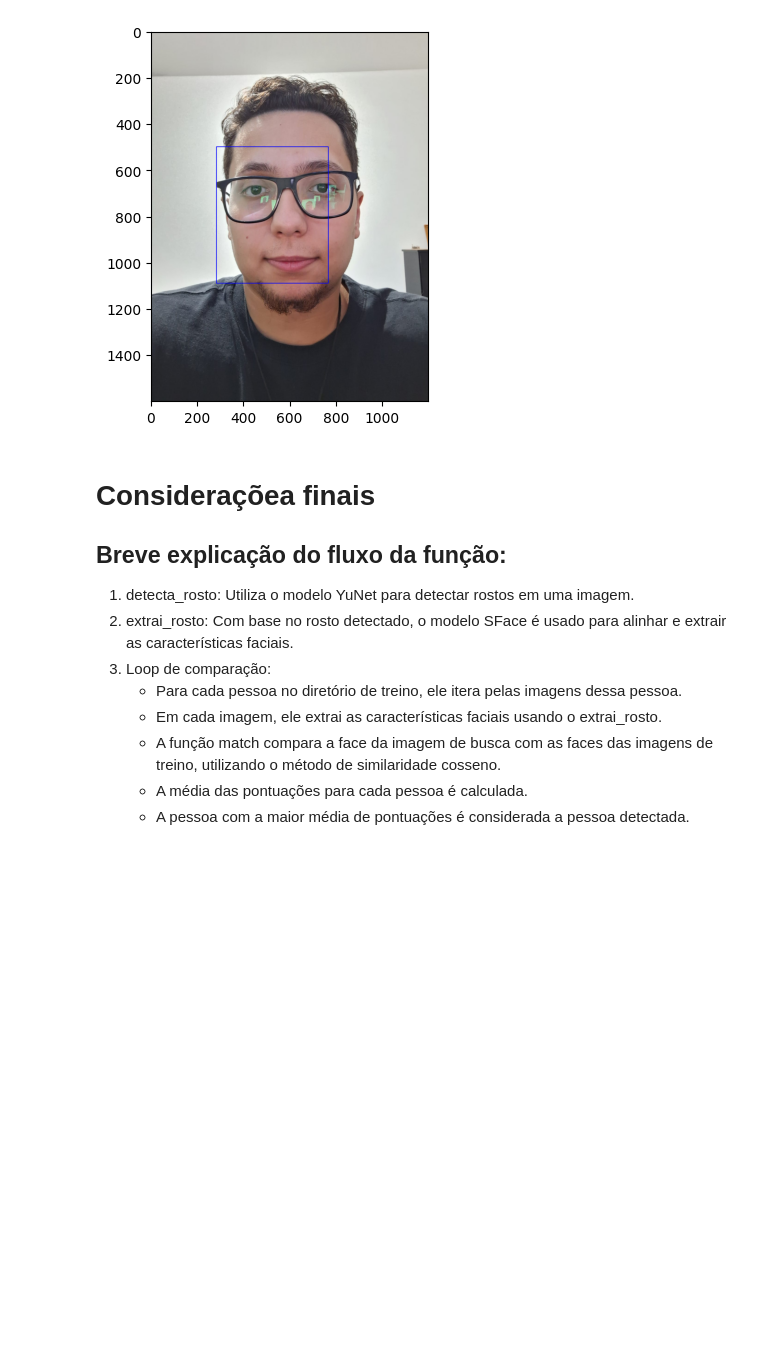
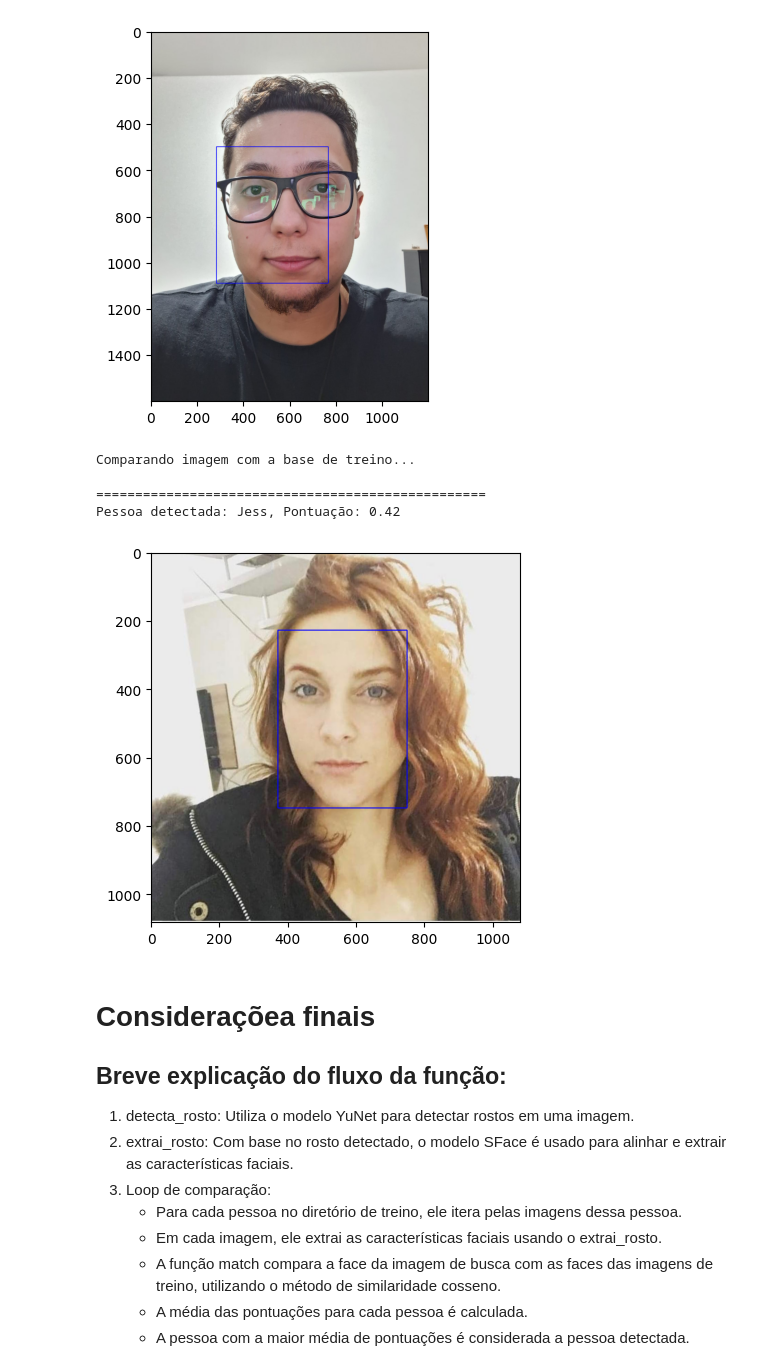
Before and after one commit to Gbrlmoraes/fiap_pbls_2024_2, a Jupyter notebook: PBL_fase_6/notebooks/reconhecimento_de_rostos.ipynb, the cells around one changed output. Saved outputs shown, nothing was run; the diff lists cells and outputs as text; code cells hidden in the pictures; blank space fills up the shorter version.

```diff
--- a/PBL_fase_6/notebooks/reconhecimento_de_rostos.ipynb
+++ b/PBL_fase_6/notebooks/reconhecimento_de_rostos.ipynb
@@ -157,6 +157,13 @@ Comparando imagem com a base de treino...
 ==================================================
 Pessoa detectada: Yan, Pontuação: 0.76
 [figure]
+# %%
+classifica_rosto(os.path.join(diretorio_teste, "jess_teste.jpeg"))
+# %% [output]
+Comparando imagem com a base de treino...
+==================================================
+Pessoa detectada: Jess, Pontuação: 0.42
+[figure, added]
 # %% [markdown]
 # Consideraçõea finais
 
```
